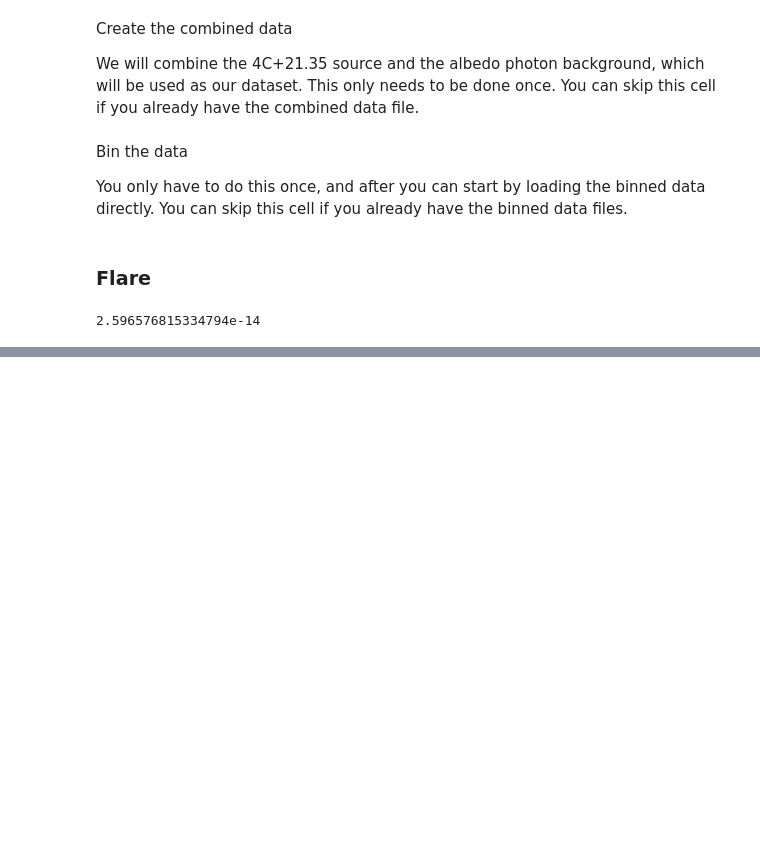
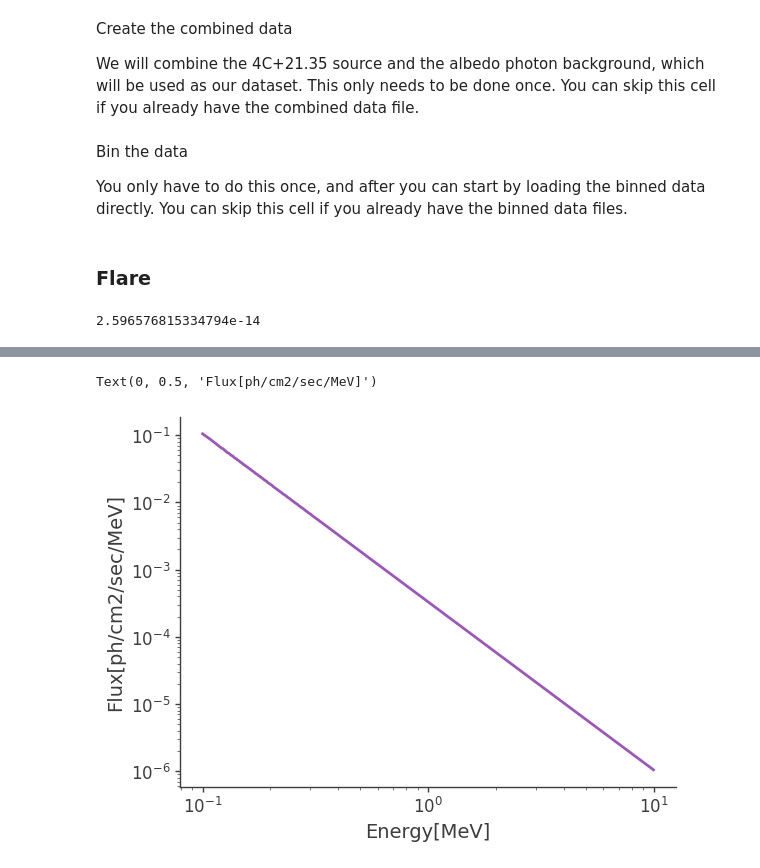
Before and after one commit to srinadh99/Light-Curve-Tool-for-COSI-, a Jupyter notebook: Binning_4Cp2135(flare).ipynb, the cells around one changed output, grey strips where cells are left out. Saved outputs shown, nothing was run; the diff lists cells and outputs as text; code cells hidden in the pictures; blank space fills up the shorter version.

```diff
--- a/Binning_4Cp2135(flare).ipynb
+++ b/Binning_4Cp2135(flare).ipynb
@@ -263,0 +199,9 @@ Energy (keV) | dN/dE        | Calculated K
+# %%
+plt.plot(np.array(e_values)/1000.0, np.array(spec_values)*1000.0)
+plt.xscale("log")
+plt.yscale("log")
+plt.xlabel("Energy[MeV]")
+plt.ylabel("Flux[ph/cm2/sec/MeV]")
+# %% [output]
+Text(0, 0.5, 'Flux[ph/cm2/sec/MeV]')
+[figure, added]
```
Also changed, not shown: parts of 8 cells of this notebook.
